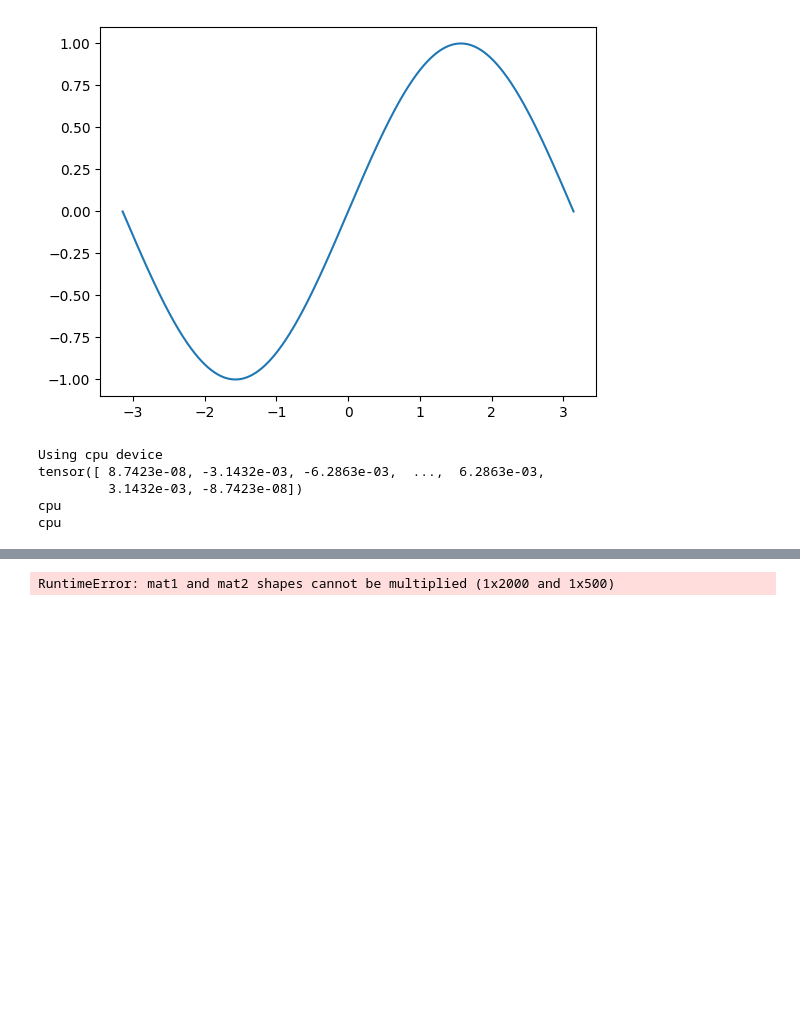
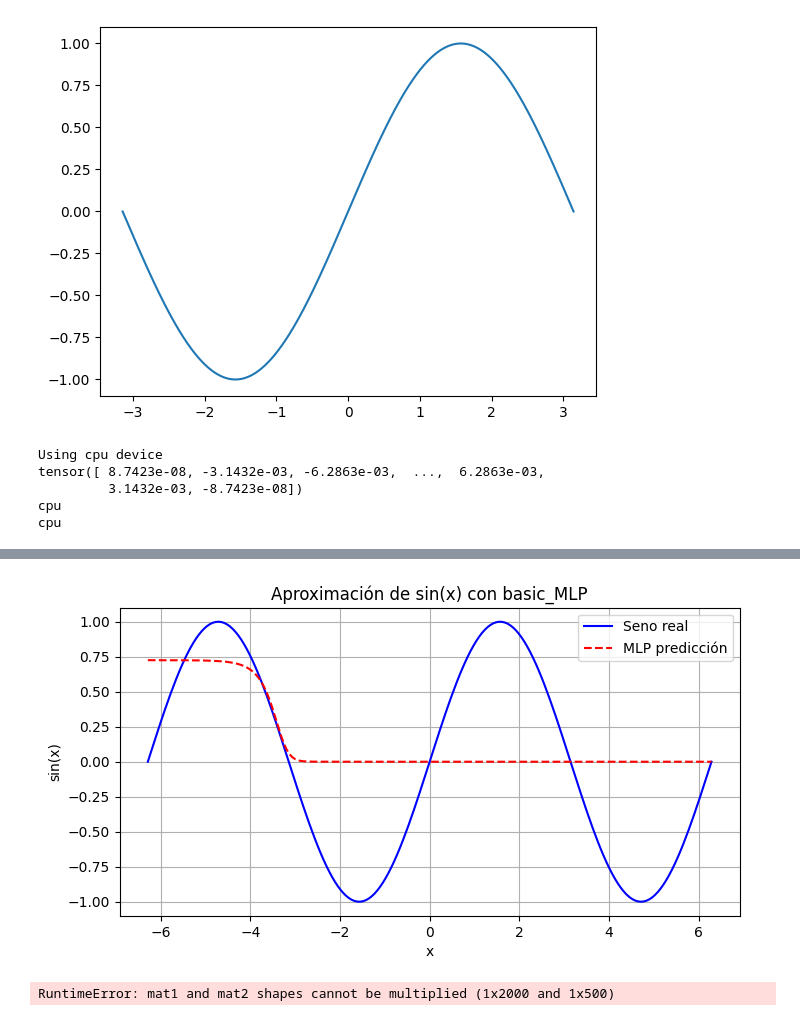
Before and after one commit to miguel-mxrxrx04/neuralnetworkfromscratch, a Jupyter notebook: Perceptrones/perceptron_alumno.ipynb, the cells around one changed output, grey strips where cells are left out. Cells and saved outputs as stored; diff of their text form; code cells hidden in the pictures; blank space fills up the shorter version.

Commit message:
pytorch
hasta la funcion seno, falta el MultiMLP para mas capas

```diff
--- a/Perceptrones/perceptron_alumno.ipynb
+++ b/Perceptrones/perceptron_alumno.ipynb
@@ -1287,21 +1246,63 @@ tensor([ 8.7423e-08, -3.1432e-03, -6.2863e-03,  ...,  6.2863e-03,
          3.1432e-03, -8.7423e-08])
 cpu
 cpu
-# %%
-def train (X, Y, model, loss_fn, optimizer, epochs=1000, device='cpu', trace=100): # train sin batches
-    size = len(X)
-    model = model.to(device)
-    model.train() # indica que vamos a entrenar
-    Xg, Yg = X.to(device), Y.to(device)
-    for e in range(epochs): # bucle de entrenamiento
-        optimizer.zero_grad() # reset gradients
-
-        pred = model(Xg) # propagate
-        loss = loss_fn(pred, Yg) # prediction error
-
-        loss.backward() # back propagation
-        optimizer.step() # update parameters
-
-        if (e+1) % trace == 0: # traces
-            loss, current = loss.item(), e+1
-            print(f"loss: {loss:>7f}  [{current:>5d} /{epochs:>5d}]")
+# %%
+def train(X, Y, model, loss_fn, optimizer, epochs=1000, device='cpu', trace=100):
+    size = len(X)
+    model = model.to(device)
+    model.train()  # indica que el modelo está en modo "entrenamiento"
+    Xg, Yg = X.to(device), Y.to(device)
+
+    for e in range(epochs):
+        optimizer.zero_grad()        # 1) resetear gradientes
+        pred = model(Xg)            # 2) forward
+        loss = loss_fn(pred, Yg)    # 3) calcular la pérdida
+        loss.backward()             # 4) backprop
+        optimizer.step()            # 5) update
+
+        # Traza cada 'trace' épocas
+        if (e+1) % trace == 0:
+            print(f"Epoch {e+1}/{epochs}, Loss: {loss.item():.6f}")
+
+# --------------------------------------------------------------------
+# 1) Generamos datos para la función seno
+# --------------------------------------------------------------------
+# Por ejemplo, tomamos un rango de -2π a +2π
+x_np = np.linspace(-2*np.pi, 2*np.pi, 200).astype(np.float32)
+y_np = np.sin(x_np).astype(np.float32)
+
+# Convertimos a tensores y les añadimos dimensión extra (batch, features=1)
+X_t = torch.tensor(x_np).unsqueeze(1)  # shape: [200, 1]
+Y_t = torch.tensor(y_np).unsqueeze(1)  # shape: [200, 1]
+
+# --------------------------------------------------------------------
+# 2) Definimos el modelo, la pérdida y el optimizador
+# --------------------------------------------------------------------
+model = basic_MLP(ni=1, nh=10, no=1)  # 1 entrada, 10 ocultas, 1 salida
+loss_fn = nn.MSELoss()               # Como queremos aproximar la función seno, MSE funciona bien
+optimizer = torch.optim.Adam(model.parameters(), lr=0.01)
+
+# --------------------------------------------------------------------
+# 3) Entrenamos
+# --------------------------------------------------------------------
+train(X_t, Y_t, model, loss_fn, optimizer, epochs=3000, trace=300)
+
+# --------------------------------------------------------------------
+# 4) Evaluamos y graficamos
+# --------------------------------------------------------------------
+model.eval()  # ponemos el modelo en modo evaluación
+with torch.no_grad():
+    y_pred_t = model(X_t).squeeze(1)  # shape: [200]
+y_pred = y_pred_t.numpy()
+
+# Graficar la curva real (seno) vs. la predicha
+plt.figure(figsize=(8,4))
+plt.plot(x_np, y_np, 'b-', label='Seno real')
+plt.plot(x_np, y_pred, 'r--', label='MLP predicción')
+plt.title("Aproximación de sin(x) con basic_MLP")
+plt.xlabel("x")
+plt.ylabel("sin(x)")
+plt.legend()
+plt.grid(True)
+plt.show()
+# %% [output]
@@ -1307,0 +1319 @@ def train (X, Y, model, loss_fn, optimizer, epochs=1000, device='cpu', trace=100
+[figure, added]
```
Also changed, not shown: parts of 5 cells of this notebook.
